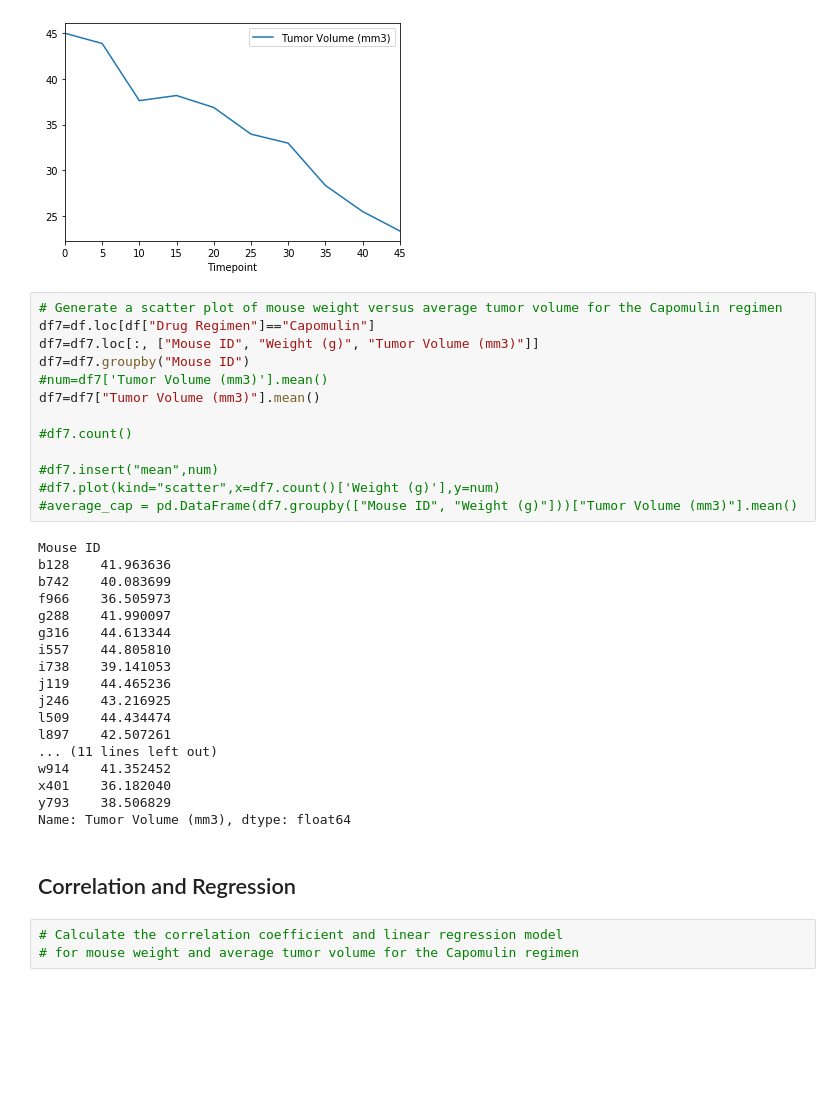
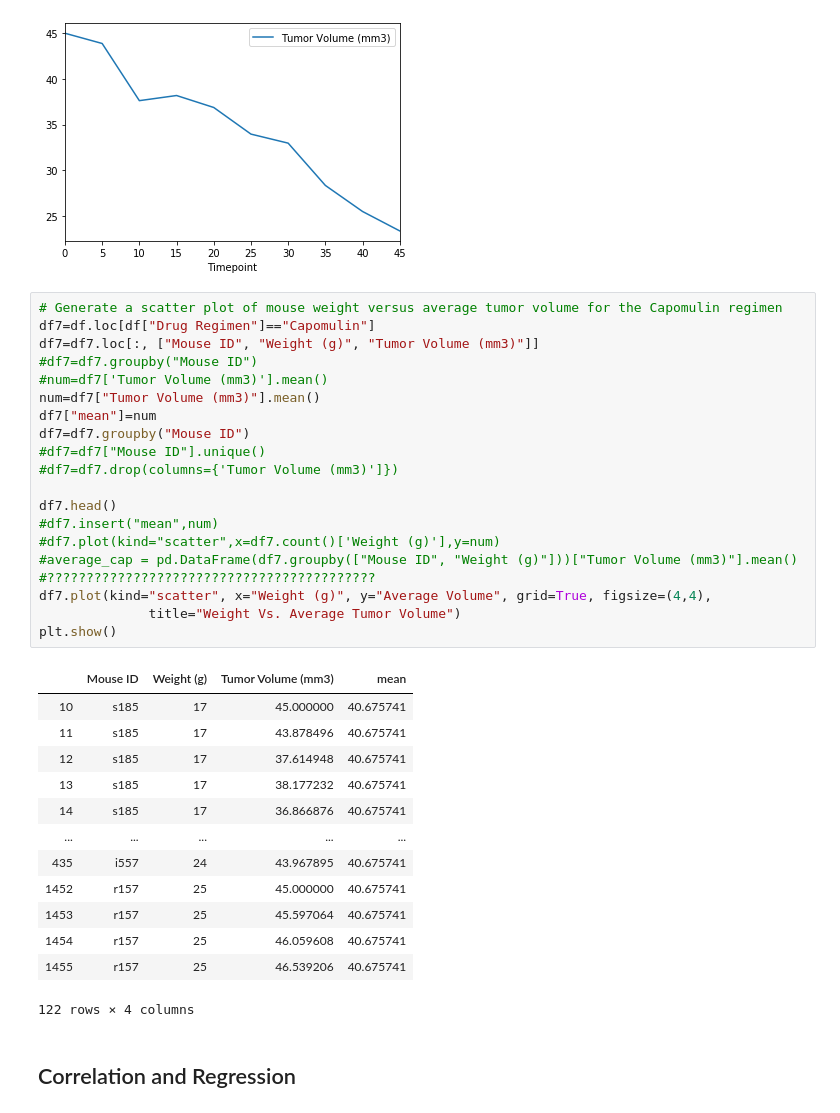
Before and after one commit to zhou1296/Matplotlib-Homework---The-Power-of-Plots, a Jupyter notebook: pymaceuticals_starter.ipynb, the cells around one changed output. Cells and saved outputs as stored; diff of their text form; blank space fills up the shorter version.

```diff
--- a/pymaceuticals_starter.ipynb
+++ b/pymaceuticals_starter.ipynb
@@ -328,36 +328,36 @@ df6.plot(x="Timepoint",y='Tumor Volume (mm3)')
 # %%
 # Generate a scatter plot of mouse weight versus average tumor volume for the Capomulin regimen
 df7=df.loc[df["Drug Regimen"]=="Capomulin"]
 df7=df7.loc[:, ["Mouse ID", "Weight (g)", "Tumor Volume (mm3)"]]
+#df7=df7.groupby("Mouse ID")
+#num=df7['Tumor Volume (mm3)'].mean()
+num=df7["Tumor Volume (mm3)"].mean()
+df7["mean"]=num
 df7=df7.groupby("Mouse ID")
-#num=df7['Tumor Volume (mm3)'].mean()
-df7=df7["Tumor Volume (mm3)"].mean()
+#df7=df7["Mouse ID"].unique()
+#df7=df7.drop(columns={'Tumor Volume (mm3)']})
 
-#df7.count()
-
+df7.head()
 #df7.insert("mean",num)
 #df7.plot(kind="scatter",x=df7.count()['Weight (g)'],y=num)
 #average_cap = pd.DataFrame(df7.groupby(["Mouse ID", "Weight (g)"]))["Tumor Volume (mm3)"].mean()
+#??????????????????????????????????????????
+df7.plot(kind="scatter", x="Weight (g)", y="Average Volume", grid=True, figsize=(4,4),
+              title="Weight Vs. Average Tumor Volume")
+plt.show()
 # %% [output]
+|  | Mouse ID | Weight (g) | Tumor Volume (mm3) | mean |
+| 10 | s185 | 17 | 45.000000 | 40.675741 |
+| 11 | s185 | 17 | 43.878496 | 40.675741 |
+| 12 | s185 | 17 | 37.614948 | 40.675741 |
+| 13 | s185 | 17 | 38.177232 | 40.675741 |
+| 14 | s185 | 17 | 36.866876 | 40.675741 |
+| ... | ... | ... | ... | ... |
+| 435 | i557 | 24 | 43.967895 | 40.675741 |
+| 1452 | r157 | 25 | 45.000000 | 40.675741 |
+| 1453 | r157 | 25 | 45.597064 | 40.675741 |
+| 1454 | r157 | 25 | 46.059608 | 40.675741 |
+| 1455 | r157 | 25 | 46.539206 | 40.675741 |
-Mouse ID
-b128    41.963636
-b742    40.083699
-f966    36.505973
-g288    41.990097
-g316    44.613344
-i557    44.805810
-i738    39.141053
-j119    44.465236
-j246    43.216925
-l509    44.434474
-l897    42.507261
-... (11 lines left out)
-w914    41.352452
-x401    36.182040
-y793    38.506829
-Name: Tumor Volume (mm3), dtype: float64
+122 rows × 4 columns
 # %% [markdown]
 ## Correlation and Regression
-# %%
-# Calculate the correlation coefficient and linear regression model
-# for mouse weight and average tumor volume for the Capomulin regimen
```
Also changed, not shown: parts of 1 cell of this notebook.
